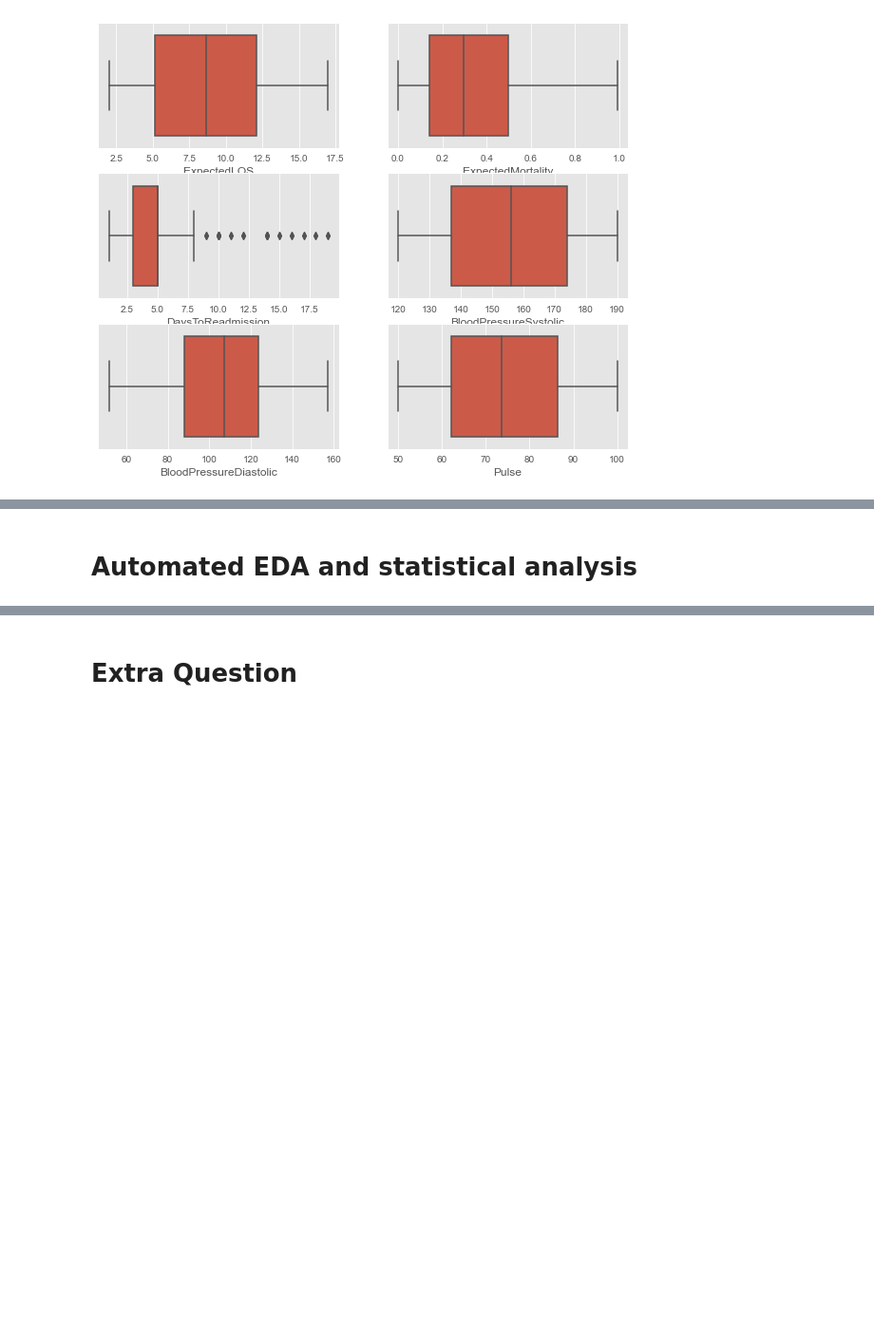
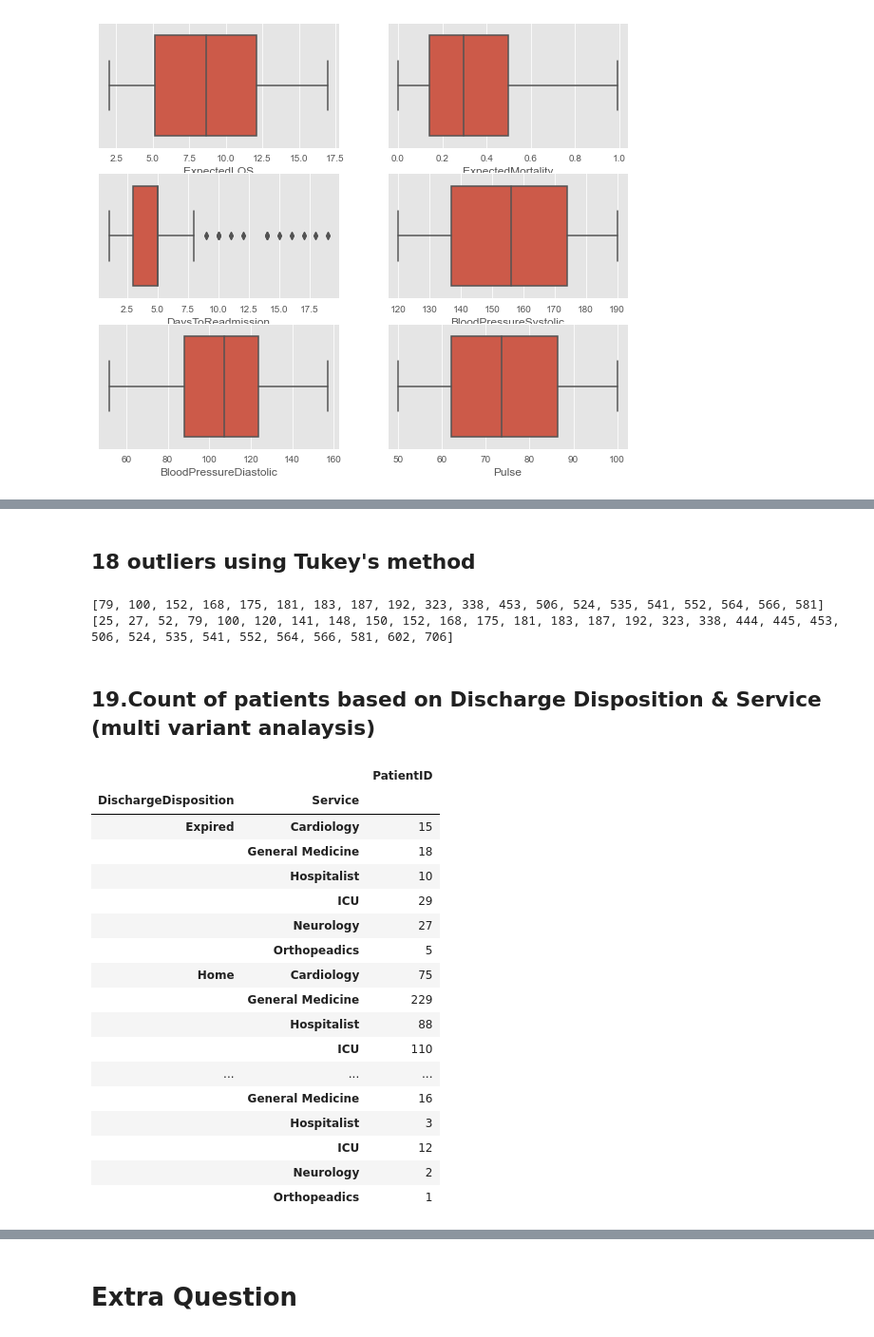
Before and after one commit to svmamidi/Python-Pandas, a Jupyter notebook: Python-Pandas_EDA_and_Extra Questions.ipynb, the cells around one changed output, grey strips where cells are left out. Shown: that part at 95% size. Drawn from its saved outputs; the diff is of its cells as text; code cells hidden in the pictures; blank space fills up the shorter version.

```diff
--- a/Python-Pandas_EDA_and_Extra Questions.ipynb
+++ b/Python-Pandas_EDA_and_Extra Questions.ipynb
@@ -402,2 +417,60 @@ plt.xticks ( rotation = 70 )
-# %% [markdown]
-# Automated EDA and statistical analysis
+# %% [markdown]
+## 18 outliers using Tukey's method
+# %%
+
+def tukeys_method(df, variable):
+    #Takes two parameters: dataframe & variable of interest as string
+    q1 = df[variable].quantile(0.25)
+    q3 = df[variable].quantile(0.75)
+    iqr = q3-q1
+    inner_fence = 1.5*iqr
+    outer_fence = 3*iqr
+
+    #inner fence lower and upper end
+    inner_fence_le = q1-inner_fence
+    inner_fence_ue = q3+inner_fence
+
+    #outer fence lower and upper end
+    outer_fence_le = q1-outer_fence
+    outer_fence_ue = q3+outer_fence
+
+    outliers_prob = []
+    outliers_poss = []
+    for index, x in enumerate(df[variable]):
+        if x <= outer_fence_le or x >= outer_fence_ue:
+            outliers_prob.append(index)
+    for index, x in enumerate(df[variable]):
+        if x <= inner_fence_le or x >= inner_fence_ue:
+            outliers_poss.append(index)
+    return outliers_prob, outliers_poss
+
+probable_outliers_tm, possible_outliers_tm = tukeys_method(df_RR, "DaysToReadmission")
+print(probable_outliers_tm)
+print(possible_outliers_tm )
+# %% [output]
+[79, 100, 152, 168, 175, 181, 183, 187, 192, 323, 338, 453, 506, 524, 535, 541, 552, 564, 566, 581]
+[25, 27, 52, 79, 100, 120, 141, 148, 150, 152, 168, 175, 181, 183, 187, 192, 323, 338, 444, 445, 453, 506, 524, 535, 541, 552, 564, 566, 581, 602, 706]
+# %% [markdown]
+## 19.Count of patients based on Discharge Disposition & Service (multi variant analaysis)
+# %%
+patientcount = df_RR.groupby(["DischargeDisposition","Service"]).count()
+display(patientcount)
+# %% [output]
+|  |  | PatientID |
+| DischargeDisposition | Service |  |
+| Expired | Cardiology | 15 |
+|  | General Medicine | 18 |
+|  | Hospitalist | 10 |
+|  | ICU | 29 |
+|  | Neurology | 27 |
+|  | Orthopeadics | 5 |
+| Home | Cardiology | 75 |
+|  | General Medicine | 229 |
+|  | Hospitalist | 88 |
+|  | ICU | 110 |
+| ... | ... | ... |
+|  | General Medicine | 16 |
+|  | Hospitalist | 3 |
+|  | ICU | 12 |
+|  | Neurology | 2 |
+|  | Orthopeadics | 1 |
```
Also changed, not shown: parts of 55 cells of this notebook.
